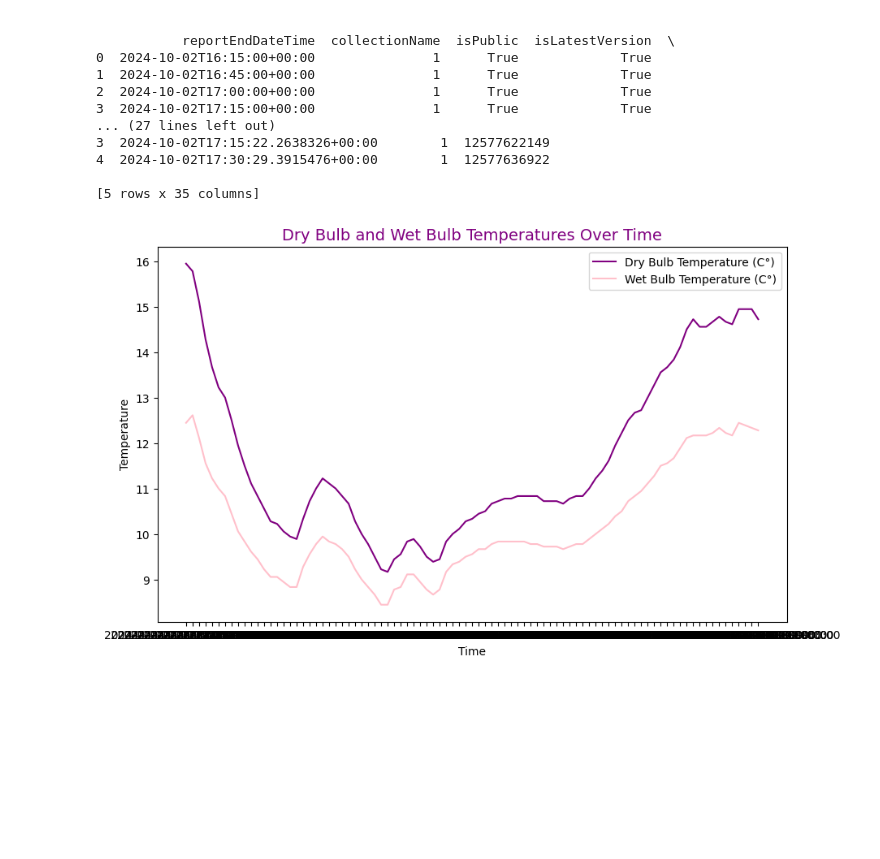
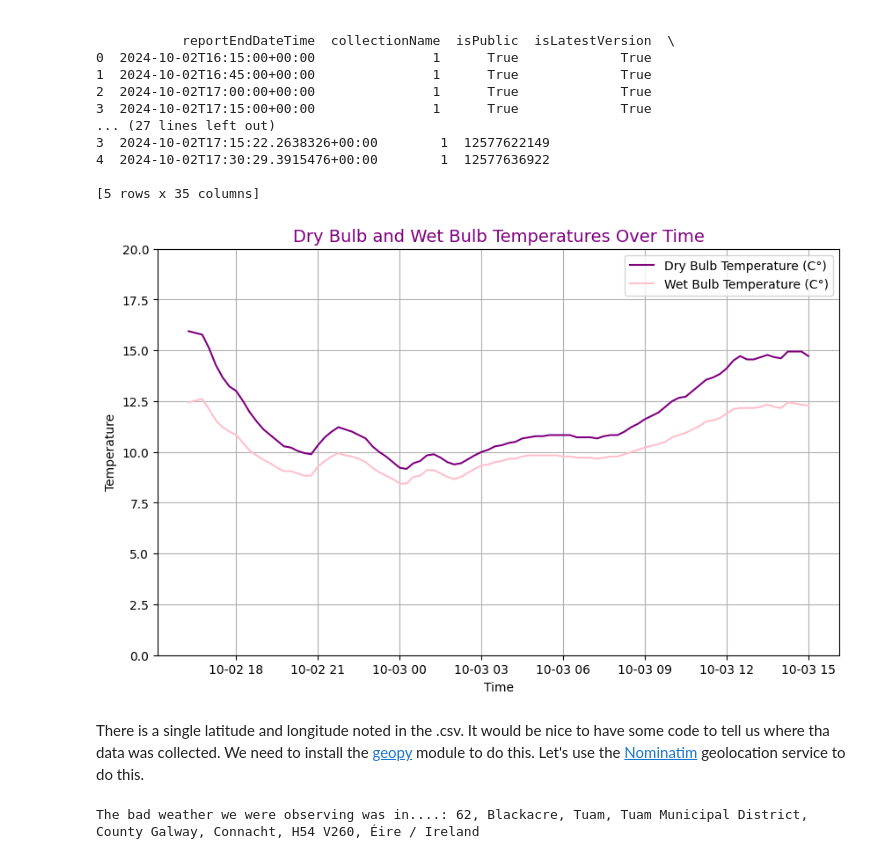
Before and after one commit to miriamroddy/PFDA, a Jupyter notebook: Assignments/assignment2-weather.ipynb, the cells around one changed output. Saved outputs shown, nothing was run; the diff lists cells and outputs as text; code cells hidden in the pictures; blank space fills up the shorter version.

Commit message:
Adding details of where the weather was collected

```diff
--- a/Assignments/assignment2-weather.ipynb
+++ b/Assignments/assignment2-weather.ipynb
@@ -32,29 +44,58 @@ print(data.head())
 
 [5 rows x 35 columns]
 # %%
-# We start by imorting Matplotlib's pyplot module
+## We start by imorting Matplotlib's pyplot module
 
 import matplotlib.pyplot as plt
 
-# Let's see what a plot that is 10" X 6" is like
+## First attempt was ugly with the dates all smashed together so lets ensure the time column is converted to datetime objects.
+
+data['reportEndDateTime'] = pd.to_datetime(data['reportEndDateTime'])
+
+## Let's see what a plot that is 10" X 6" is like
 
 plt.figure(figsize=(10, 6))
 
-# We now use pyplot to plot time against temperature and define the legend.
+## We now use pyplot to plot time against temperature and define the legend.
 ## Added wet bulb for the craic
 
 plt.plot (data['reportEndDateTime'], data['dryBulbTemperature_Celsius'], label='Dry Bulb Temperature (C°)', color='purple')
 plt.plot (data['reportEndDateTime'], data['wetBulbTemperature_Celsius'], label='Wet Bulb Temperature (C°)', color='pink' )
 
-# Label the x-axis
+## Label the x-axis
 plt.xlabel("Time")
 
-# Label the y-axis
+## Label the y-axis
 plt.ylabel("Temperature")
 
-# We'll add a title and a legend
+## We'll add a title and a legend
 plt.title('Dry Bulb and Wet Bulb Temperatures Over Time', fontsize=14, color='purple')
+plt.grid(True)
 plt.legend()
+
+## Y-axis limits seem to default to the exact range of temps in the .csv. I like round numbers so let's change that to a range of 0 to 20 degrees Celsius
+plt.ylim(0, 20)
+
+
 plt.show()
 # %% [output]
-[figure, old version]
+[figure, new version]
+# %% [markdown]
+There is a single latitude and longitude noted in the .csv. It would be nice to have some code to tell us where tha data was collected. We need to install the [geopy](https://geopy.readthedocs.io/en/stable/) module to do this. Let's use the [Nominatim](https://gis.stackexchange.com/questions/293615/user-agent-argument-in-nominatim-in-geopy) geolocation service to do this.
+# %%
+from geopy.geocoders import Nominatim
+
+## Adapted from https://gis.stackexchange.com/questions/293615/user-agent-argument-in-nominatim-in-geopy
+geolocator = Nominatim(user_agent="miriamsgeoapi")
+
+## We know that the latitude and longitude values are in the first row of the DF so let's extract them
+
+latitude = data['latitude'].iloc[0]
+longitude = data['longitude'].iloc[0]
+
+## Use geopy's reverse method to get the location name - from https://geopy.readthedocs.io/en/stable/
+location = geolocator.reverse((latitude, longitude), exactly_one=True)
+
+print(f"The bad weather we were observing was in....: {location.address}")
+# %% [output]
+The bad weather we were observing was in....: 62, Blackacre, Tuam, Tuam Municipal District, County Galway, Connacht, H54 V260, Éire / Ireland
```
Also changed, not shown: parts of 3 cells of this notebook.
